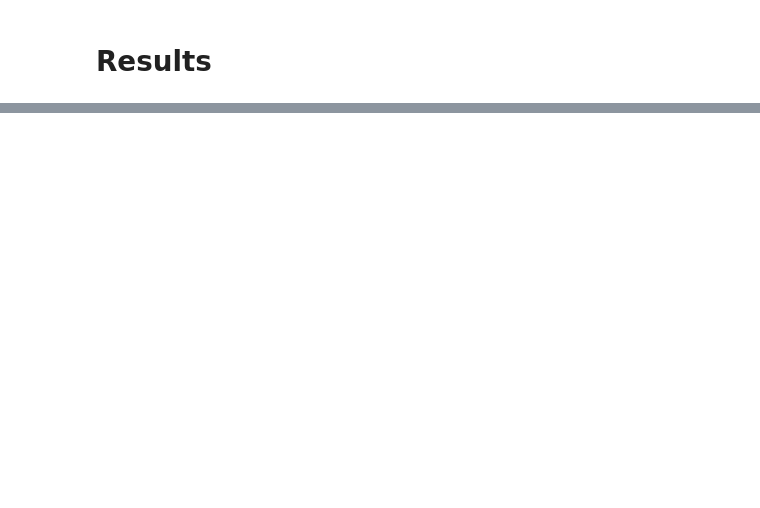
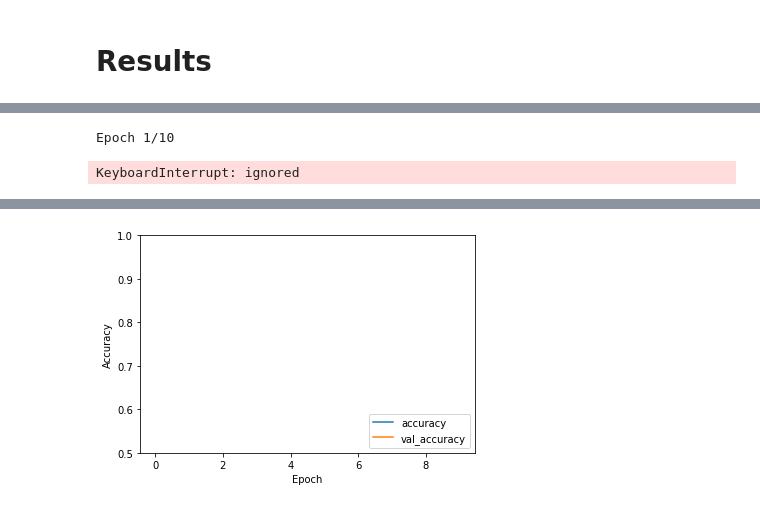
Before and after one commit to ujnomw/neural-networks, a Jupyter notebook: cnn_cifar.ipynb, the cells around one changed output, grey strips where cells are left out. Cells and saved outputs as stored; diff of their text form; code cells hidden in the pictures; blank space fills up the shorter version.

```diff
--- a/cnn_cifar.ipynb
+++ b/cnn_cifar.ipynb
@@ -182,0 +239,16 @@ print(confusion_matrix(Y_true, Y_pred_classes))
+# %%
+train_imagesAll = np.array(train_imagesAll)
+train_labelsAll = np.array(train_labelsAll)
+test_imagesAll = np.array(test_imagesAll)
+test_labelsAll = np.array(test_labelsAll)
+# %%
+nRows,nCols,nDims = train_imagesAll.shape[1:]
+train_images = train_imagesAll.reshape(train_imagesAll.shape[0], nRows, nCols, nDims)
+test_images = test_imagesAll.reshape(test_imagesAll.shape[0], nRows, nCols, nDims)
+input_shape = (nRows, nCols, nDims)
+train_images = train_data.astype('float32')
+test_images = test_data.astype('float32')
+train_images /= 255
+test_images /= 255
+train_labels_one_hot = tf.keras.utils.to_categorical(train_labelsAll)
+test_labels_one_hot = tf.keras.utils.to_categorical(test_labelsAll)
@@ -182,0 +265,10 @@ print(confusion_matrix(Y_true, Y_pred_classes))
+# %%
+model = models.Sequential()
+model.add(layers.Conv2D(32, (3, 3), activation='relu', input_shape=(32, 32, 3)))
+model.add(layers.MaxPooling2D((2, 2)))
+model.add(layers.Conv2D(64, (3, 3), activation='relu'))
+model.add(layers.MaxPooling2D((2, 2)))
+model.add(layers.Conv2D(64, (3, 3), activation='relu'))
+model.add(layers.Flatten())
+model.add(layers.Dense(64, activation='relu'))
+model.add(layers.Dense(15,activation='softmax'))
@@ -182,0 +285,17 @@ print(confusion_matrix(Y_true, Y_pred_classes))
+# %%
+model.compile(optimizer='rmsprop', loss='categorical_crossentropy', metrics=['accuracy'])
+
+history = model.fit(train_images, train_labels_one_hot, epochs=10, validation_data=(test_images, test_labels_one_hot))
+# %% [output]
+Epoch 1/10
+KeyboardInterrupt: ignored
+# %%
+plt.plot(history.history['accuracy'], label='accuracy')
+plt.plot(history.history['val_accuracy'], label = 'val_accuracy')
+plt.xlabel('Epoch')
+plt.ylabel('Accuracy')
+plt.ylim([0.5, 1])
+plt.legend(loc='lower right')
+
+test_loss, test_acc = model.evaluate(test_images,  test_labelsAll, verbose=2)
+# %% [output]
@@ -182,0 +303 @@ print(confusion_matrix(Y_true, Y_pred_classes))
+[figure, added]
```
Also changed, not shown: parts of 23 cells of this notebook, 1 other file.
